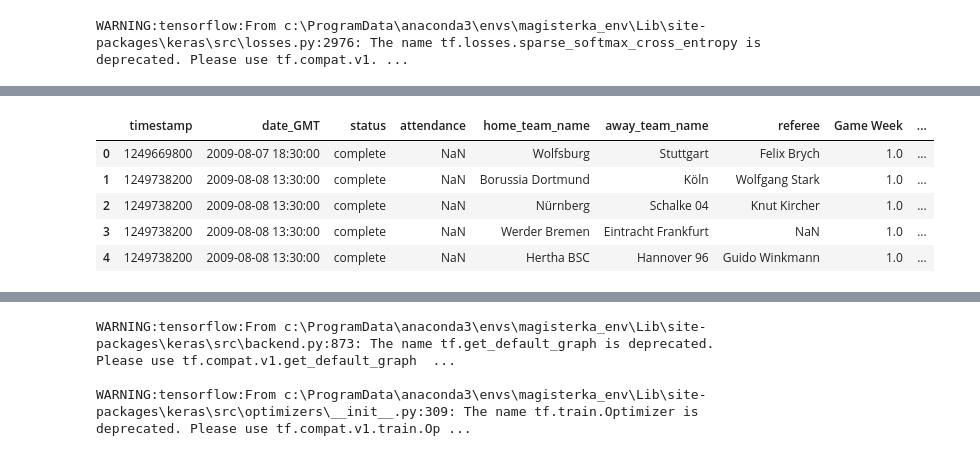
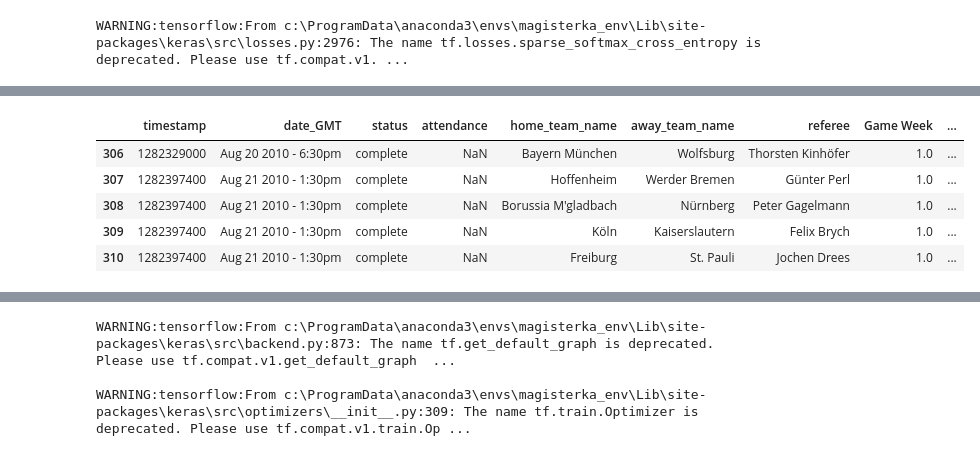
Before and after one commit to lukaszlewickii/football_games_predictor, a Jupyter notebook: eda.ipynb, the cells around one changed output, grey strips where cells are left out. Cells and saved outputs as stored; diff of their text form; code cells hidden in the pictures.

Commit message:
data preprocessing and tidying

```diff
--- a/eda.ipynb
+++ b/eda.ipynb
@@ -173,0 +249,3 @@ data[data['home_team_yellow_cards'] == -1]
+# %%
+#usuwanie wierszy gdzie jakakolwiek wartość równa się -1
+data_clean = data[~(data == -1).any(axis=1)]
@@ -429,3 +553,5 @@ from tensorflow.keras.models import Sequential
 from tensorflow.keras.layers import Dense
 # %% [output]
 WARNING:tensorflow:From c:\ProgramData\anaconda3\envs\magisterka_env\Lib\site-packages\keras\src\losses.py:2976: The name tf.losses.sparse_softmax_cross_entropy is deprecated. Please use tf.compat.v1. ...
+# %%
+data_clean['result'] = np.where(data_clean['home_team_goal_count'] == data_clean['away_team_goal_count'], 0, np.where(data_clean['home_team_goal_count'] > data_clean['away_team_goal_count'], 1, 2))
@@ -432,10 +564,10 @@ WARNING:tensorflow:From c:\ProgramData\anaconda3\envs\magisterka_env\Lib\site-pa
 # %%
-data.head()
+data_clean.head()
 # %% [output]
 |  | timestamp | date_GMT | status | attendance | home_team_name | away_team_name | referee | Game Week | ... |
-| 0 | 1249669800 | 2009-08-07 18:30:00 | complete | NaN | Wolfsburg | Stuttgart | Felix Brych | 1.0 | ... |
-| 1 | 1249738200 | 2009-08-08 13:30:00 | complete | NaN | Borussia Dortmund | Köln | Wolfgang Stark | 1.0 | ... |
-| 2 | 1249738200 | 2009-08-08 13:30:00 | complete | NaN | Nürnberg | Schalke 04 | Knut Kircher | 1.0 | ... |
-| 3 | 1249738200 | 2009-08-08 13:30:00 | complete | NaN | Werder Bremen | Eintracht Frankfurt | NaN | 1.0 | ... |
-| 4 | 1249738200 | 2009-08-08 13:30:00 | complete | NaN | Hertha BSC | Hannover 96 | Guido Winkmann | 1.0 | ... |
+| 306 | 1282329000 | Aug 20 2010 - 6:30pm | complete | NaN | Bayern München | Wolfsburg | Thorsten Kinhöfer | 1.0 | ... |
+| 307 | 1282397400 | Aug 21 2010 - 1:30pm | complete | NaN | Hoffenheim | Werder Bremen | Günter Perl | 1.0 | ... |
+| 308 | 1282397400 | Aug 21 2010 - 1:30pm | complete | NaN | Borussia M'gladbach | Nürnberg | Peter Gagelmann | 1.0 | ... |
+| 309 | 1282397400 | Aug 21 2010 - 1:30pm | complete | NaN | Köln | Kaiserslautern | Felix Brych | 1.0 | ... |
+| 310 | 1282397400 | Aug 21 2010 - 1:30pm | complete | NaN | Freiburg | St. Pauli | Jochen Drees | 1.0 | ... |
 # %%
```
Also changed, not shown: parts of 27 cells of this notebook.
